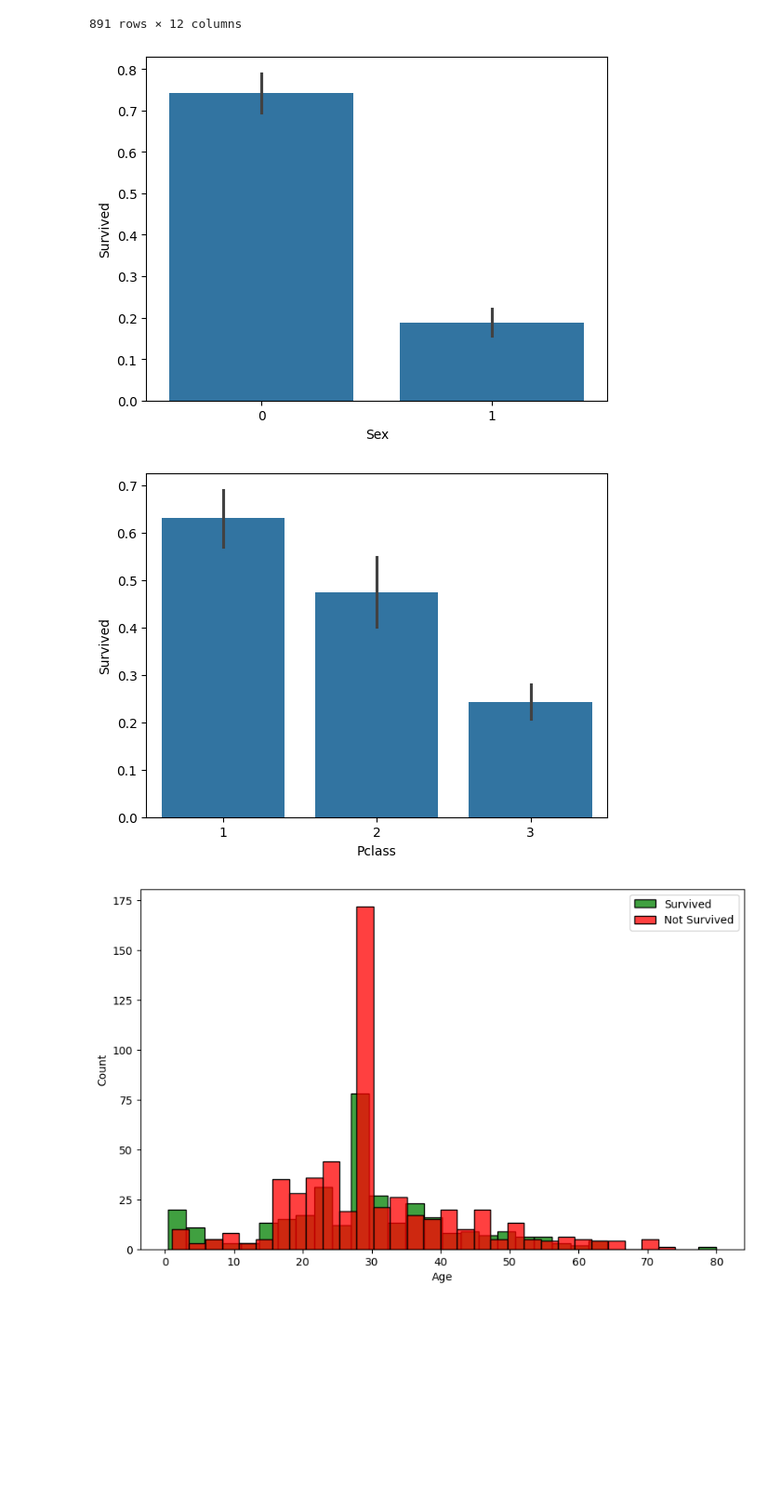
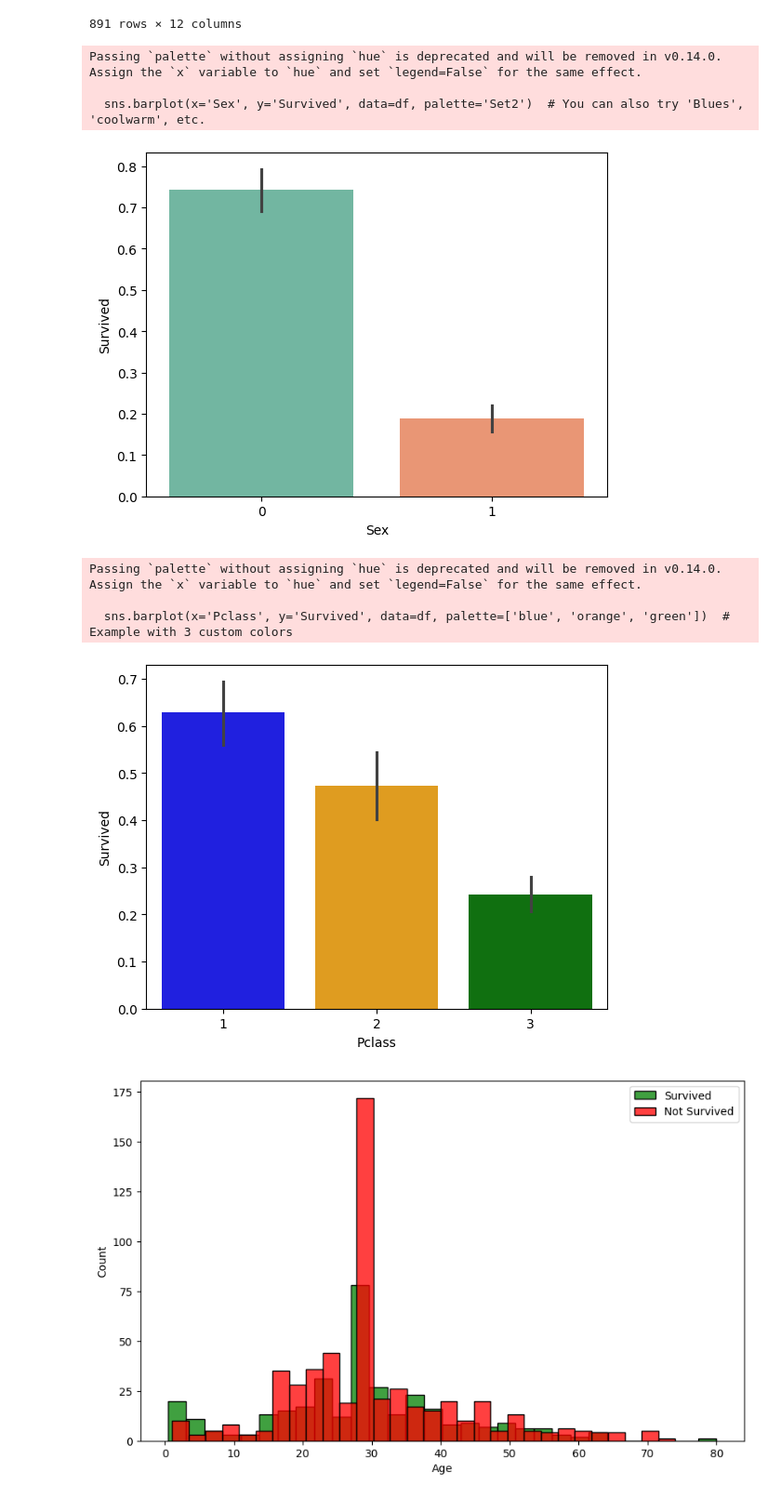
Before and after one commit to dineshsolankii/Titanic-Survival-Prediction, a Jupyter notebook: Titanic_Survival_Prediction.ipynb, the cells around one changed output. Shown: that part at 93% size. Saved outputs shown, nothing was run; the diff lists cells and outputs as text; code cells hidden in the pictures; blank space fills up the shorter version.

```diff
--- a/Titanic_Survival_Prediction.ipynb
+++ b/Titanic_Survival_Prediction.ipynb
@@ -86,15 +86,22 @@ df.drop(['Name','Ticket','PassengerId'],axis=1,inplace=True)
 import matplotlib.pyplot as plt
 import seaborn as sns
 
-sns.barplot(x='Sex',y='Survived', data=df)
+# Example with a specific palette (you can customize the colors)
+sns.barplot(x='Sex', y='Survived', data=df, palette=['blue',''])  # You can also try 'Blues', 'coolwarm', etc.
 plt.show()
 # %% [output]
+Passing `palette` without assigning `hue` is deprecated and will be removed in v0.14.0. Assign the `x` variable to `hue` and set `legend=False` for the same effect.
+
+  sns.barplot(x='Sex', y='Survived', data=df, palette='Set2')  # You can also try 'Blues', 'coolwarm', etc.
-[figure, old version]
+[figure, new version]
 # %%
-sns.barplot(x='Pclass',y='Survived',data=df)
+sns.barplot(x='Pclass', y='Survived', data=df, palette=['blue', 'orange', 'green'])  # Example with 3 custom colors
 plt.show()
 # %% [output]
+Passing `palette` without assigning `hue` is deprecated and will be removed in v0.14.0. Assign the `x` variable to `hue` and set `legend=False` for the same effect.
+
+  sns.barplot(x='Pclass', y='Survived', data=df, palette=['blue', 'orange', 'green'])  # Example with 3 custom colors
-[figure, old version]
+[figure, new version]
 # %%
 plt.figure(figsize=(10,6))
 sns.histplot(df[df['Survived'] == 1]['Age'],bins=30,color='green',label='Survived',kde=False)
```
Also changed, not shown: parts of 1 cell of this notebook.
